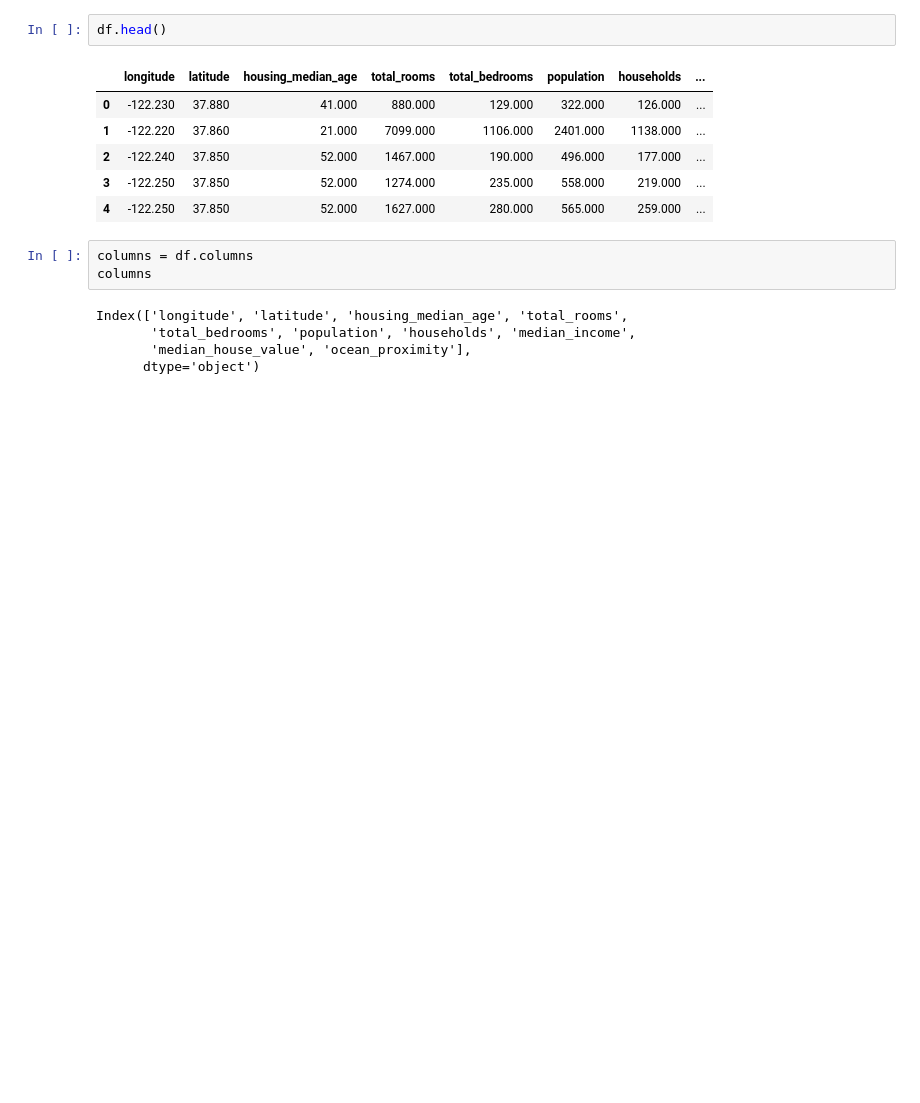
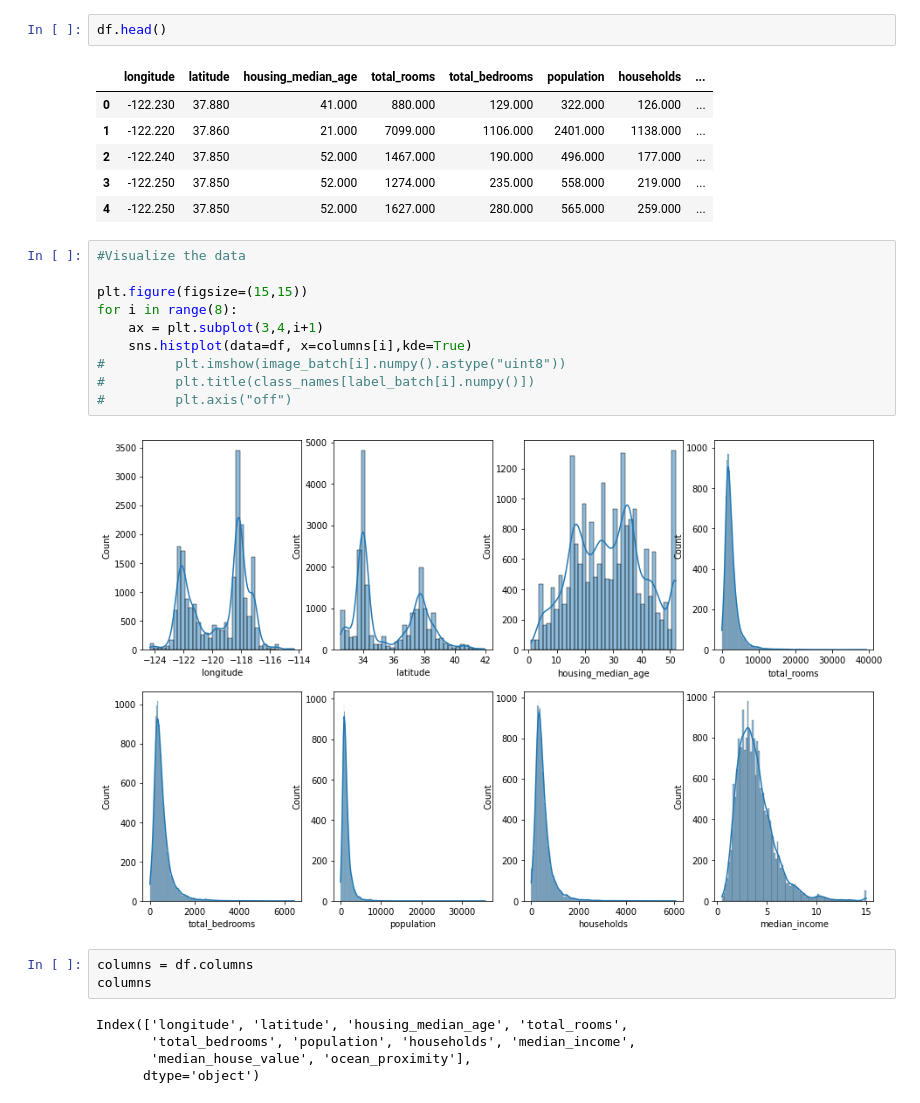
Before and after one commit to adityabommaraju/MachineLearning, a Jupyter notebook: House price prediction using Sklearn.ipynb, the cells around one changed output. Cells and saved outputs as stored; diff of their text form; blank space fills up the shorter version.

```diff
--- a/House price prediction using Sklearn.ipynb
+++ b/House price prediction using Sklearn.ipynb
@@ -17,6 +17,18 @@ df.head()
 | 2 | -122.240 | 37.850 | 52.000 | 1467.000 | 190.000 | 496.000 | 177.000 | ... |
 | 3 | -122.250 | 37.850 | 52.000 | 1274.000 | 235.000 | 558.000 | 219.000 | ... |
 | 4 | -122.250 | 37.850 | 52.000 | 1627.000 | 280.000 | 565.000 | 259.000 | ... |
+# %%
+#Visualize the data
+
+plt.figure(figsize=(15,15))
+for i in range(8):
+    ax = plt.subplot(3,4,i+1)
+    sns.histplot(data=df, x=columns[i],kde=True)
+#         plt.imshow(image_batch[i].numpy().astype("uint8"))
+#         plt.title(class_names[label_batch[i].numpy()])
+#         plt.axis("off")
+# %% [output]
+[figure, added]
 # %%
 columns = df.columns
 columns
```
Also changed, not shown: parts of 22 cells of this notebook.
